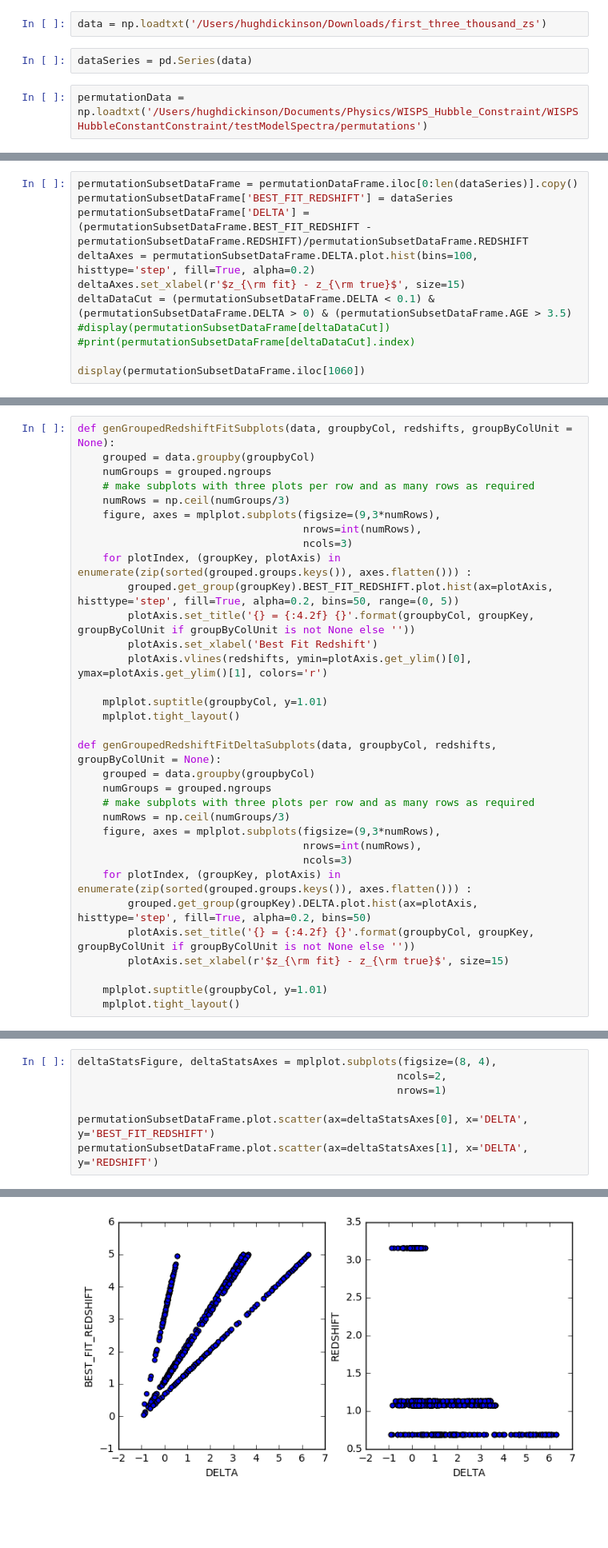
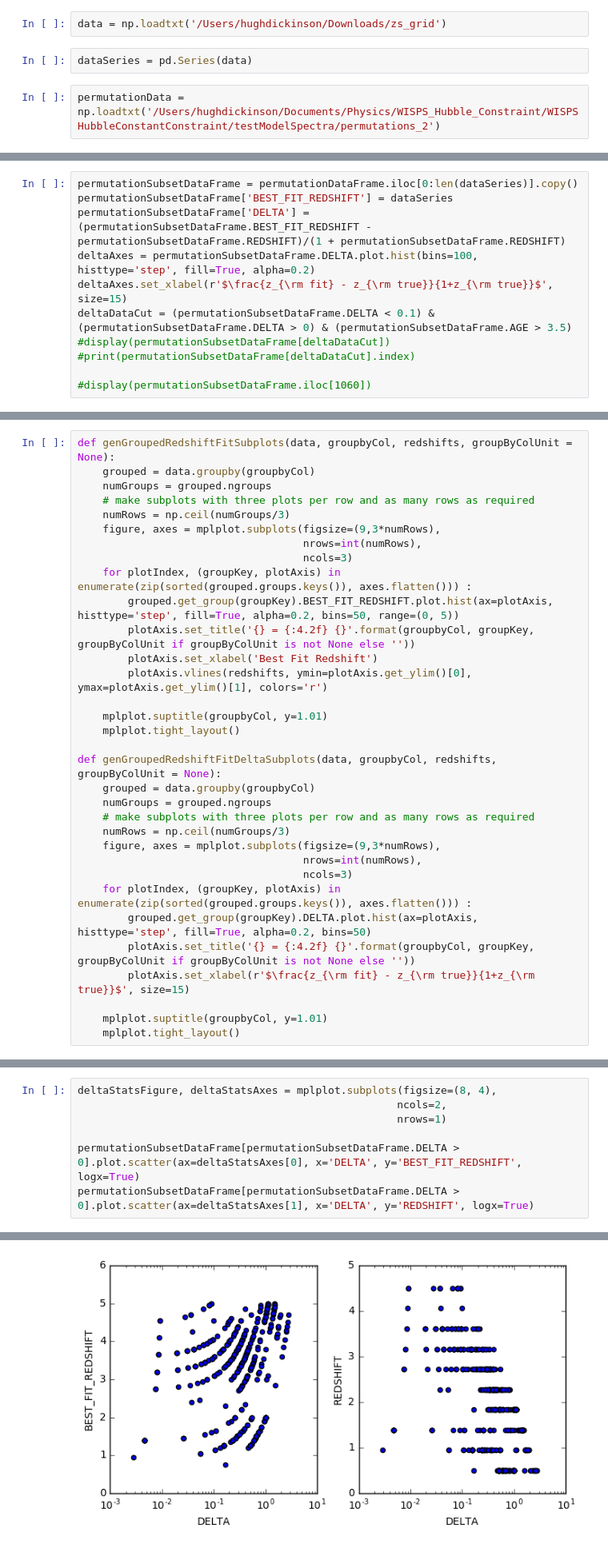
Before and after one commit to AstroZooMin/WISPSBayesianLineID, a Jupyter notebook: BayesianFramework/ReshiftFitConfoundingFactors.ipynb, the cells around one changed output, grey strips where cells are left out. Shown at 80% size. Cells and saved outputs as stored; diff of their text form; blank space fills up the shorter version.

Commit message:
Updated with latest spectra
New spectra have coarser sampling of model parameters and linear
sampling in redshift space rather than randomly selected redshifts.

```diff
--- a/BayesianFramework/ReshiftFitConfoundingFactors.ipynb
+++ b/BayesianFramework/ReshiftFitConfoundingFactors.ipynb
@@ -14,10 +14,10 @@ from IPython.core.display import display
 # %% [markdown]
 # Load Data
 # %%
-data = np.loadtxt('/Users/hughdickinson/Downloads/first_three_thousand_zs')
+data = np.loadtxt('/Users/hughdickinson/Downloads/zs_grid')
 # %%
 dataSeries = pd.Series(data)
 # %%
-permutationData = np.loadtxt('/Users/hughdickinson/Documents/Physics/WISPS_Hubble_Constraint/WISPSHubbleConstantConstraint/testModelSpectra/permutations')
+permutationData = np.loadtxt('/Users/hughdickinson/Documents/Physics/WISPS_Hubble_Constraint/WISPSHubbleConstantConstraint/testModelSpectra/permutations_2')
 # %%
 permutationDataFrame = pd.DataFrame(permutationData, columns=['METALLICITY_INDEX','AGE', 'TAU','REDSHIFT'])
@@ -48,12 +65,12 @@ dataSeriesAxes.vlines(np.unique(permutationDataFrame.REDSHIFT), ymin=dataSeriesA
 # %%
 permutationSubsetDataFrame = permutationDataFrame.iloc[0:len(dataSeries)].copy()
 permutationSubsetDataFrame['BEST_FIT_REDSHIFT'] = dataSeries
-permutationSubsetDataFrame['DELTA'] = (permutationSubsetDataFrame.BEST_FIT_REDSHIFT - permutationSubsetDataFrame.REDSHIFT)/permutationSubsetDataFrame.REDSHIFT
+permutationSubsetDataFrame['DELTA'] = (permutationSubsetDataFrame.BEST_FIT_REDSHIFT - permutationSubsetDataFrame.REDSHIFT)/(1 + permutationSubsetDataFrame.REDSHIFT)
 deltaAxes = permutationSubsetDataFrame.DELTA.plot.hist(bins=100, histtype='step', fill=True, alpha=0.2)
-deltaAxes.set_xlabel(r'$z_{\rm fit} - z_{\rm true}$', size=15)
+deltaAxes.set_xlabel(r'$\frac{z_{\rm fit} - z_{\rm true}}{1+z_{\rm true}}$', size=15)
 deltaDataCut = (permutationSubsetDataFrame.DELTA < 0.1) & (permutationSubsetDataFrame.DELTA > 0) & (permutationSubsetDataFrame.AGE > 3.5)
 #display(permutationSubsetDataFrame[deltaDataCut])
 #print(permutationSubsetDataFrame[deltaDataCut].index)
 
-display(permutationSubsetDataFrame.iloc[1060])
+#display(permutationSubsetDataFrame.iloc[1060])
 # %% [output]
@@ -96,7 +106,7 @@ def genGroupedRedshiftFitDeltaSubplots(data, groupbyCol, redshifts, groupByColUn
     for plotIndex, (groupKey, plotAxis) in enumerate(zip(sorted(grouped.groups.keys()), axes.flatten())) :
         grouped.get_group(groupKey).DELTA.plot.hist(ax=plotAxis, histtype='step', fill=True, alpha=0.2, bins=50)
         plotAxis.set_title('{} = {:4.2f} {}'.format(groupbyCol, groupKey, groupByColUnit if groupByColUnit is not None else ''))
-        plotAxis.set_xlabel(r'$z_{\rm fit} - z_{\rm true}$', size=15)
+        plotAxis.set_xlabel(r'$\frac{z_{\rm fit} - z_{\rm true}}{1+z_{\rm true}}$', size=15)
 
     mplplot.suptitle(groupbyCol, y=1.01)
     mplplot.tight_layout()
@@ -179,10 +189,10 @@ mplplot.tight_layout()
 # %%
 deltaStatsFigure, deltaStatsAxes = mplplot.subplots(figsize=(8, 4),
                                                    ncols=2,
                                                    nrows=1)
 
-permutationSubsetDataFrame.plot.scatter(ax=deltaStatsAxes[0], x='DELTA', y='BEST_FIT_REDSHIFT')
-permutationSubsetDataFrame.plot.scatter(ax=deltaStatsAxes[1], x='DELTA', y='REDSHIFT')
+permutationSubsetDataFrame[permutationSubsetDataFrame.DELTA > 0].plot.scatter(ax=deltaStatsAxes[0], x='DELTA', y='BEST_FIT_REDSHIFT', logx=True)
+permutationSubsetDataFrame[permutationSubsetDataFrame.DELTA > 0].plot.scatter(ax=deltaStatsAxes[1], x='DELTA', y='REDSHIFT', logx=True)
 # %% [output]
 <matplotlib.axes._subplots.AxesSubplot at 0x...>
-[figure, old version]
+[figure, new version]
```
Also changed, not shown: parts of 12 cells of this notebook.
